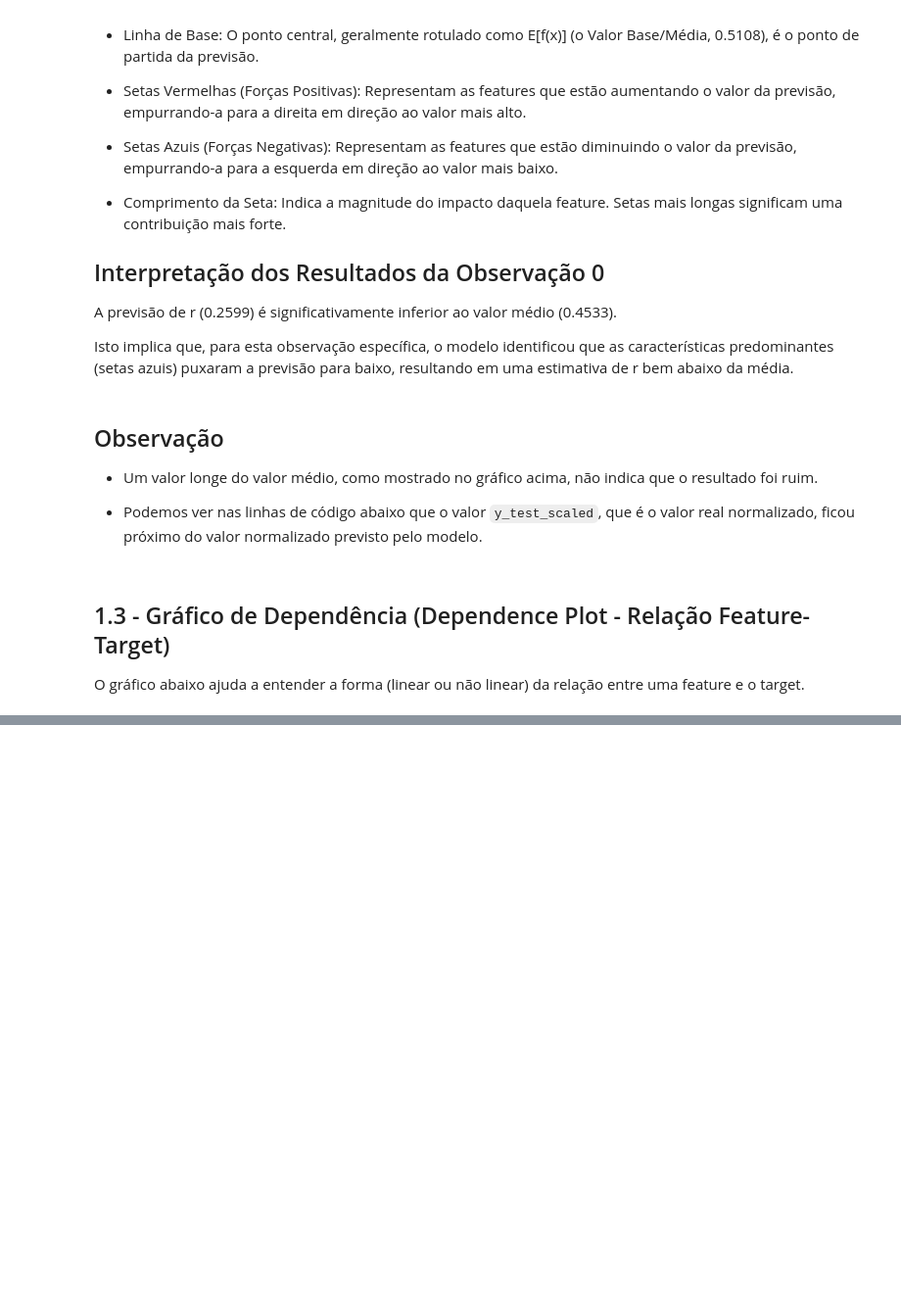
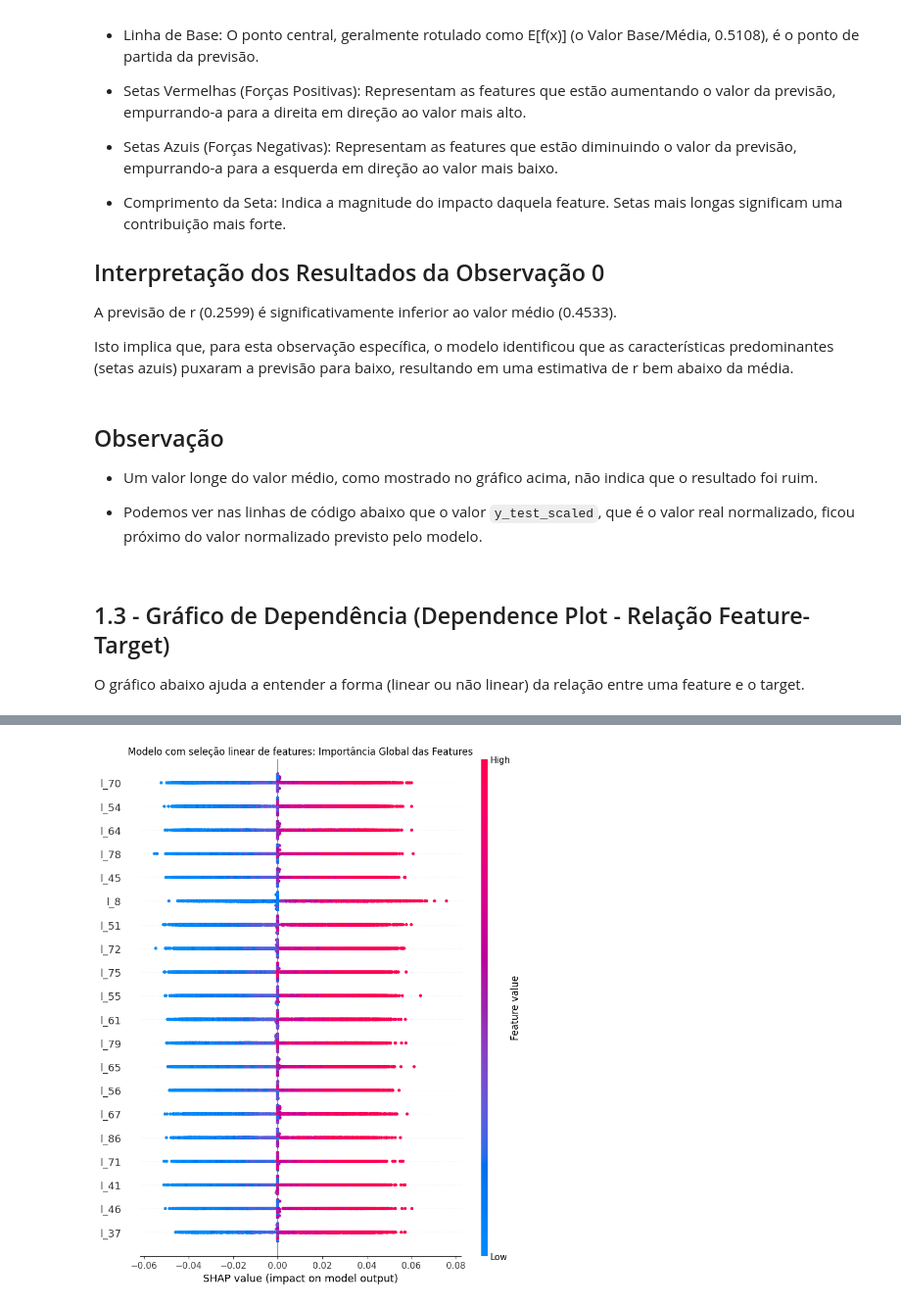
Before and after one commit to RenatodaCostaSantos/capacitacao, a Jupyter notebook: aeroespacial/notebooks/5_explicabilidade.ipynb, the cells around one changed output, grey strips where cells are left out. Shown at 98% size. Drawn from its saved outputs; the diff is of its cells as text; code cells hidden in the pictures; blank space fills up the shorter version.

Commit message:
arruma bug no notebook de explicabilidade

```diff
--- a/aeroespacial/notebooks/5_explicabilidade.ipynb
+++ b/aeroespacial/notebooks/5_explicabilidade.ipynb
@@ -42,7 +42,7 @@ caminho_features_selecionadas_all_features = '../data/08_reporting/selected_feat
 
 caminho_features_selecionadas_non_linear_features = '../data/08_reporting/selected_non_linear_features.npy'
 
-caminho_features_selecionadas_linear_features = '../data/08_reporting/selected_linear_features_features.npy'
+caminho_features_selecionadas_linear_features = '../data/08_reporting/selected_linear_features.npy'
 
 # Caso os dvalores shapa já estejam calculados
 
@@ -80,7 +80,7 @@ caminho_X_test_shap_linear_features = '../data/03_primary/X_test_final_para_shap
 
 caminho_y_teste_shap_all_features = '../data/03_primary/y_test_final_para_shap_all_features.npy'
 
-caminho_y_teste_shap_non_linear_features = '../data/03_primary/y_test_final_para_shap_non_linear_features.npy'
+caminho_y_teste_shap_non_linear_features = '../data/03_primary/y_test_final_para_shap.npy'
 
 caminho_y_teste_shap_linear_features = '../data/03_primary/y_test_final_para_shap_linear_features.npy'
 
@@ -358,0 +733,22 @@ else:
+# %%
+if not os.path.exists(caminho_shap_linear_features):
+    # Lança um erro se o arquivo não for encontrado
+    raise FileNotFoundError(
+        f"ERRO: Os valores shap contidos em '{caminho_shap_linear_features}' não foi encontrado. "
+        "Execute o notebook/script de treinamento do modelo primeiro."
+    )
+
+else:
+
+    if isinstance(shap_values, list):
+        # Pega o primeiro elemento da lista
+        shap_values_array = shap_values[0]
+
+    else:
+        shap_values_array = shap_values
+
+    # ACHATA o array de (2000, 510, 1) para (2000, 510)
+    shap_values_plot = np.squeeze(shap_values_array)
+
+    # Verificação após o squeeze
+    print(f"Novo Shape de shap_values_plot: {shap_values_plot.shape}")
@@ -358,0 +767,11 @@ else:
+# %%
+utils.plot_shap_summary(
+    shap_values=shap_values,
+    shap_values_plot=shap_values_plot,
+    X_test_scaled=X_test_scaled,
+    selected_feature_names=selected_feature_names,
+    title="Modelo com seleção linear de features: Importância Global das Features",
+    save_filename='../data/08_reporting/shap_summary_plot_linear_features.png'
+)
+# %% [output]
+[figure, added]
```
Also changed, not shown: parts of 35 cells of this notebook, 3 other files.
